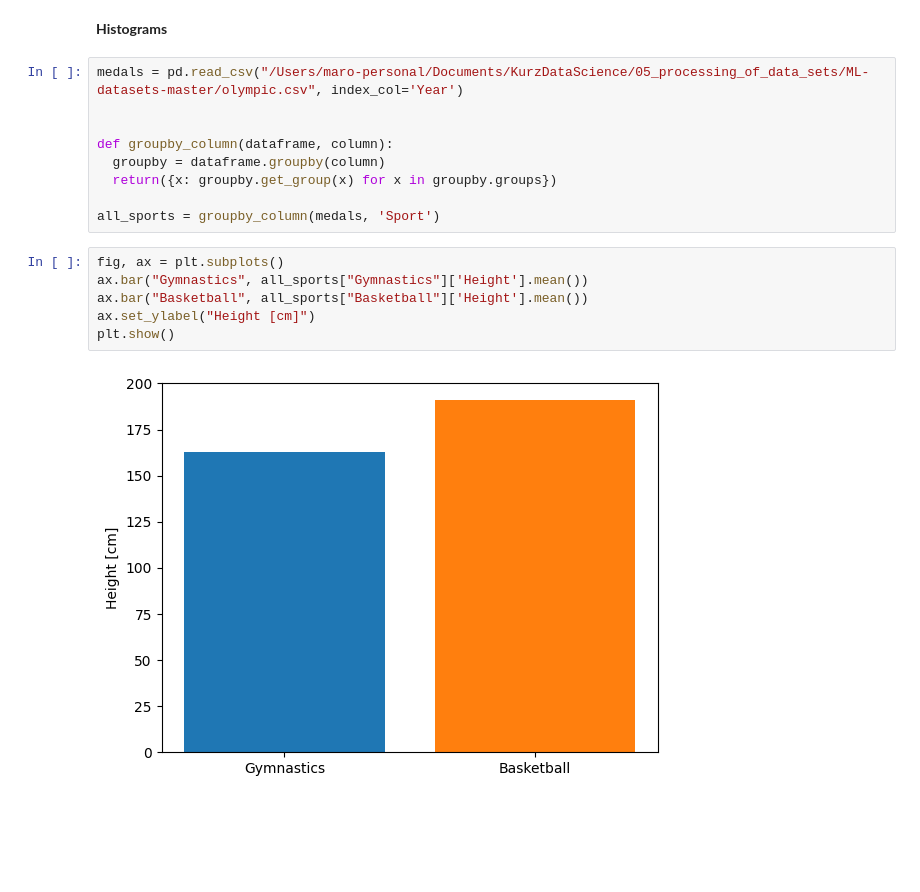
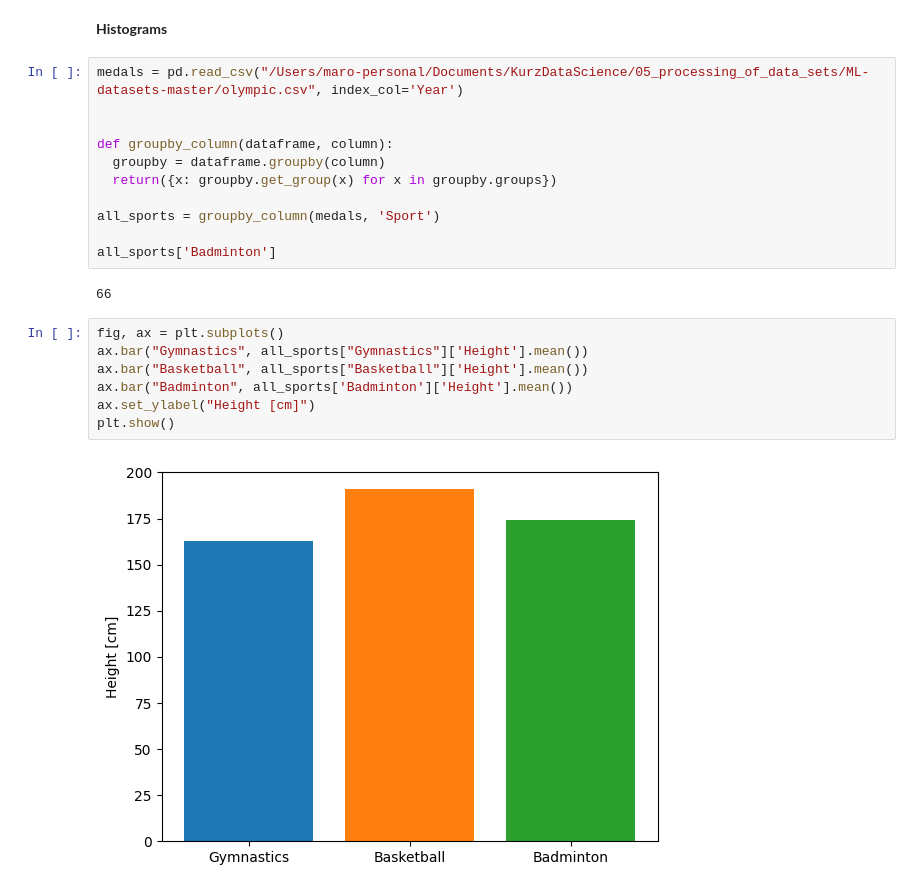
Before and after one commit to ANUVAMAON/KurzDataScienceCZ6, a Jupyter notebook: 06_data_visualisation/01.ipynb, the cells around one changed output. Drawn from its saved outputs; the diff is of its cells as text; blank space fills up the shorter version.

```diff
--- a/06_data_visualisation/01.ipynb
+++ b/06_data_visualisation/01.ipynb
@@ -351,14 +354,19 @@ def groupby_column(dataframe, column):
   return({x: groupby.get_group(x) for x in groupby.groups})
 
 all_sports = groupby_column(medals, 'Sport')
+
+all_sports['Badminton']
+# %% [output]
+66
 # %%
 fig, ax = plt.subplots()
 ax.bar("Gymnastics", all_sports["Gymnastics"]['Height'].mean())
 ax.bar("Basketball", all_sports["Basketball"]['Height'].mean())
+ax.bar("Badminton", all_sports['Badminton']['Height'].mean())
 ax.set_ylabel("Height [cm]")
 plt.show()
 # %% [output]
-[figure, old version]
+[figure, new version]
 # %%
 fig, ax = plt.subplots()
 ax.bar("Gymnastics", all_sports["Gymnastics"]['Height'].mean())
```
Also changed, not shown: parts of 50 cells of this notebook, 1 other file.
